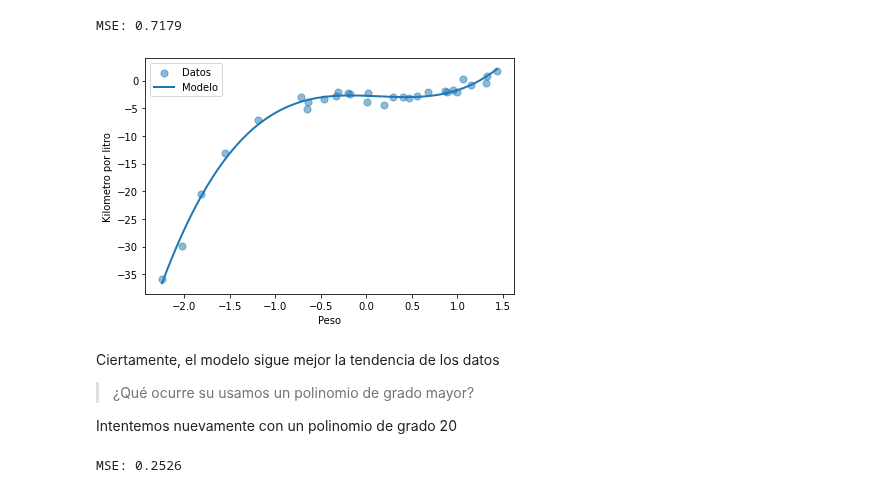
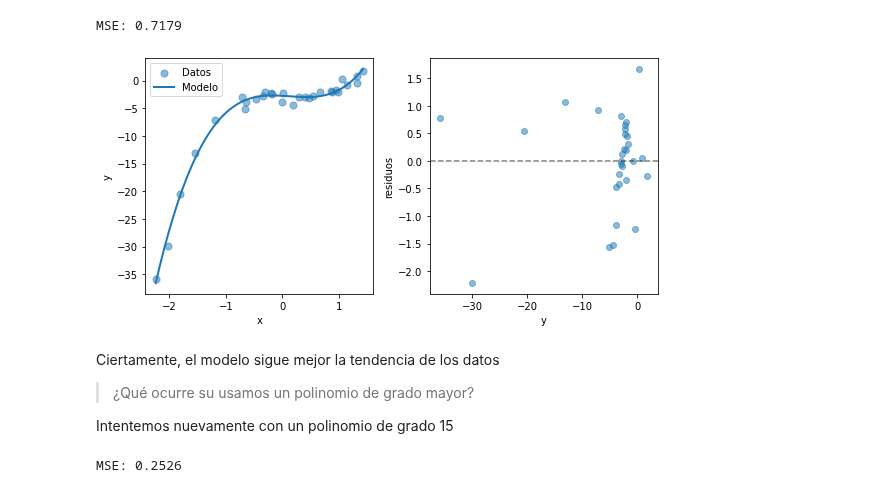
Before and after one commit to phuijse/MachineLearningBook, a Jupyter notebook: contents/supervised_learning/linear.ipynb, the cells around one changed output. Saved outputs shown, nothing was run; the diff lists cells and outputs as text; code cells hidden in the pictures.

```diff
--- a/contents/supervised_learning/linear.ipynb
+++ b/contents/supervised_learning/linear.ipynb
@@ -159,21 +174,16 @@ print(f"MSE: {mean_squared_error(y, model.predict(x.reshape(-1, 1))):0.4f}")
 y_test = model.predict(x_test.reshape(-1, 1))
 # %% [output]
 MSE: 0.7179
-# %%
-fig, ax = plt.subplots(figsize=(6, 4), tight_layout=True)
-ax.scatter(x, y, s=50, label='Datos', alpha=0.5)
-ax.plot(x_test, y_test, label='Modelo', lw=2, )
-ax.legend()
-ax.set_xlabel('Peso')
-ax.set_ylabel('Kilometro por litro');
-# %% [output]
-[figure, removed]
+# %%
+plot_prediction(x, y, x_test, y_test, model)
+# %% [output]
+[figure, added]
 # %% [markdown]
 Ciertamente, el modelo sigue mejor la tendencia de los datos
 
 > ¿Qué ocurre su usamos un polinomio de grado mayor?
 
-Intentemos nuevamente con un polinomio de grado 20
+Intentemos nuevamente con un polinomio de grado 15
 # %%
 model = make_pipeline(PolynomialFeatures(degree=15),
                       LinearRegression())
```
Also changed, not shown: parts of 9 cells of this notebook.
